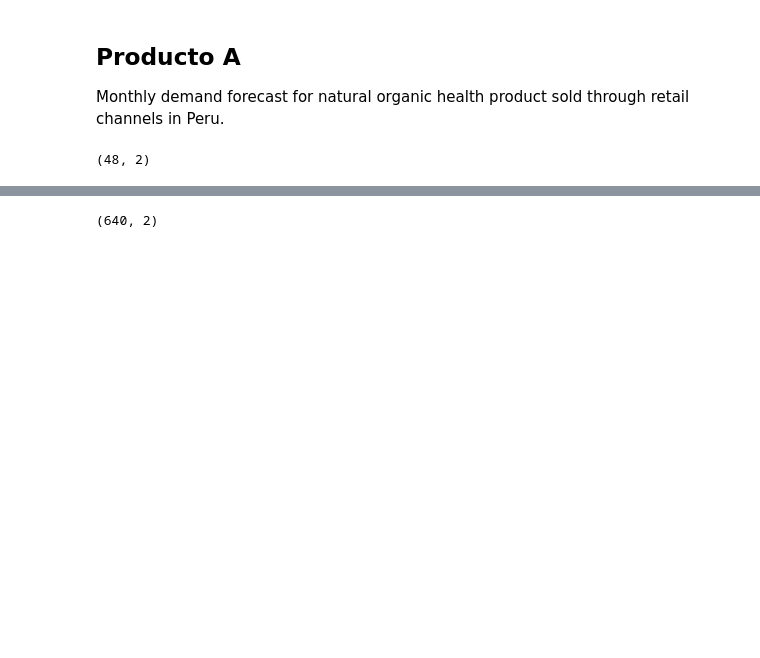
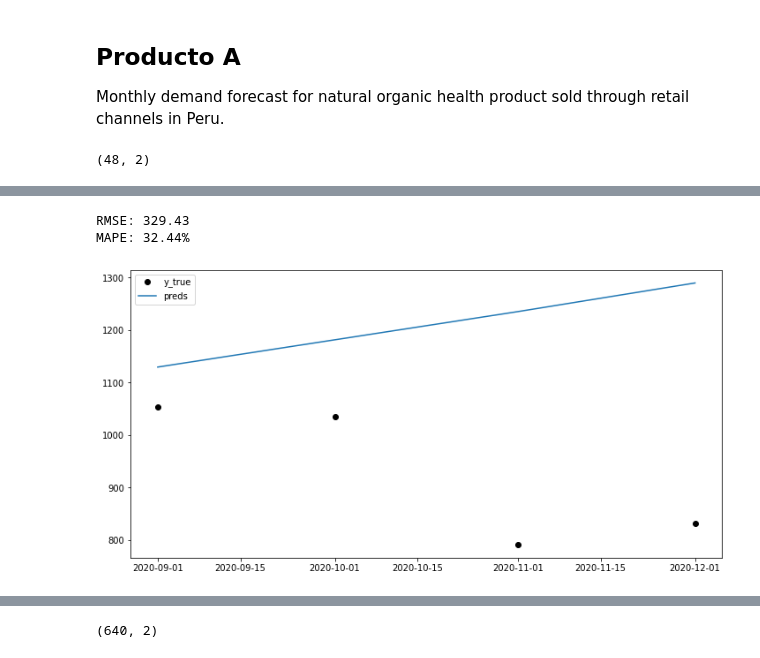
Before and after one commit to paolorossig/black-andes-test, a Jupyter notebook: problem02.ipynb, the cells around one changed output, grey strips where cells are left out. Cells and saved outputs as stored; diff of their text form; code cells hidden in the pictures; blank space fills up the shorter version.

```diff
--- a/problem02.ipynb
+++ b/problem02.ipynb
@@ -35,0 +64,3 @@ df.shape
+# %%
+m1 = StatisticalModel("auto_arima")
+m1.auto_arima(y_train)
@@ -35,0 +82,3 @@ df.shape
+# %%
+results = m1.fit_auto_arima(y_train)
+results.summary()
@@ -35,0 +104,11 @@ df.shape
+# %%
+preds = m1.predict(n_periods=N_TEST)
+preds = pd.DataFrame(data=preds, columns=["Preds"])
+preds.index = y_test.index
+
+print_metrics(y_test.to_numpy(), preds.to_numpy(), None)
+plot_predictions(y_test, preds)
+# %% [output]
+RMSE: 329.43
+MAPE: 32.44%
+[figure, added]
```
Also changed, not shown: parts of 18 cells of this notebook, 2 other files.
